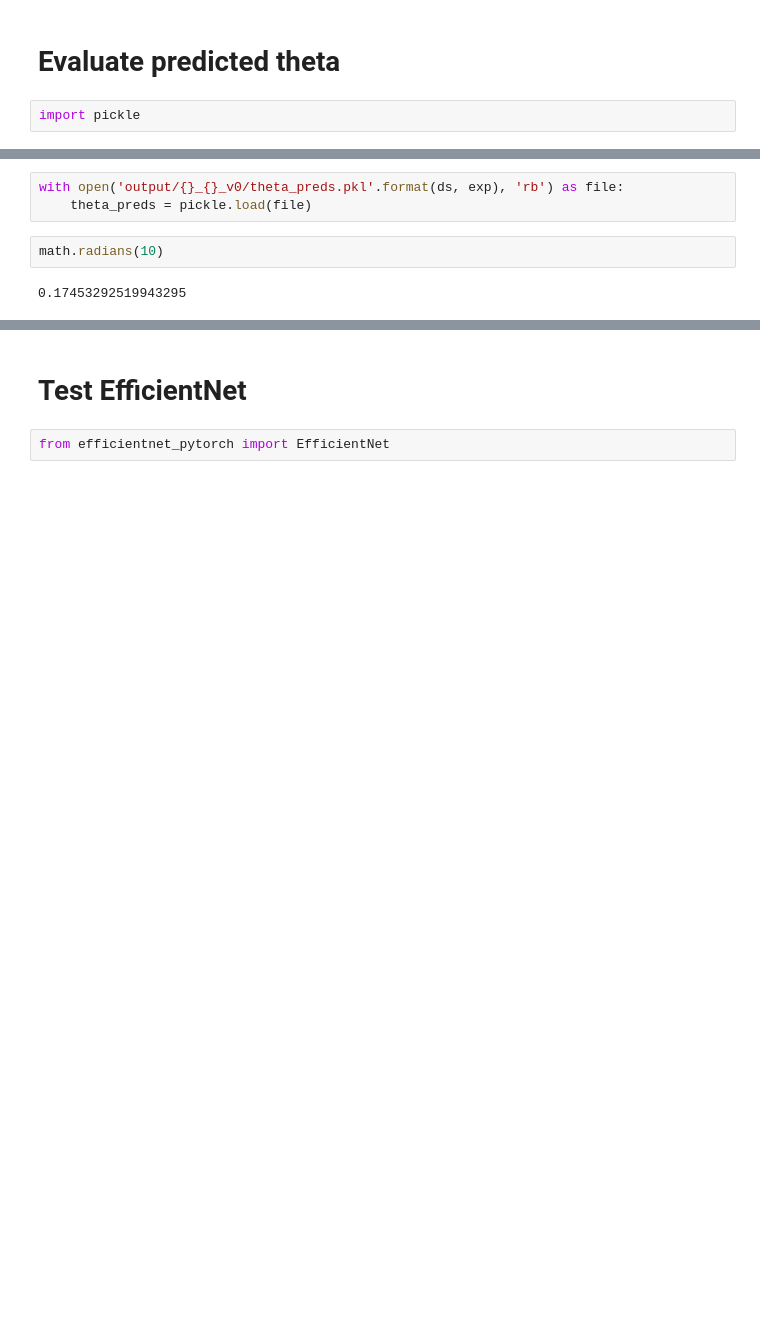
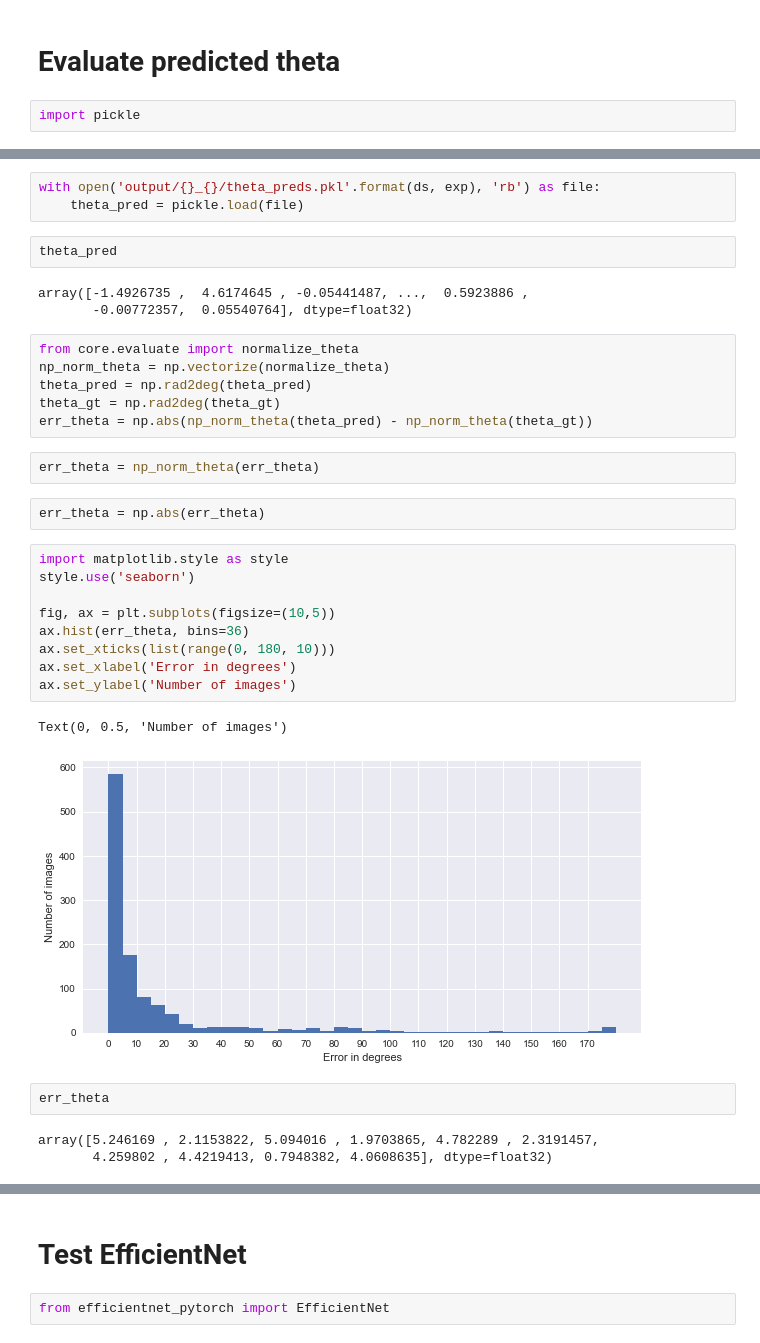
Before and after one commit to WildMeOrg/wbia-plugin-orientation, a Jupyter notebook: wbia_orientation/Sandbox.ipynb, the cells around one changed output, grey strips where cells are left out. Drawn from its saved outputs; the diff is of its cells as text; blank space fills up the shorter version.

```diff
--- a/wbia_orientation/Sandbox.ipynb
+++ b/wbia_orientation/Sandbox.ipynb
@@ -244,7 +224,35 @@ array([-1.4056476 ,  1.5707964 , -1.0401565 ,  1.4523064 , -1.0340309 ,
 # %%
-with open('output/{}_{}_v0/theta_preds.pkl'.format(ds, exp), 'rb') as file:
-    theta_preds = pickle.load(file)
+with open('output/{}_{}/theta_preds.pkl'.format(ds, exp), 'rb') as file:
+    theta_pred = pickle.load(file)
-# %%
-math.radians(10)
-# %% [output]
-0.17453292519943295
+# %%
+theta_pred
+# %% [output]
+array([-1.4926735 ,  4.6174645 , -0.05441487, ...,  0.5923886 ,
+       -0.00772357,  0.05540764], dtype=float32)
+# %%
+from core.evaluate import normalize_theta
+np_norm_theta = np.vectorize(normalize_theta)
+theta_pred = np.rad2deg(theta_pred)
+theta_gt = np.rad2deg(theta_gt)
+err_theta = np.abs(np_norm_theta(theta_pred) - np_norm_theta(theta_gt))
+# %%
+err_theta = np_norm_theta(err_theta)
+# %%
+err_theta = np.abs(err_theta)
+# %%
+import matplotlib.style as style
+style.use('seaborn')
+
+fig, ax = plt.subplots(figsize=(10,5))
+ax.hist(err_theta, bins=36)
+ax.set_xticks(list(range(0, 180, 10)))
+ax.set_xlabel('Error in degrees')
+ax.set_ylabel('Number of images')
+# %% [output]
+Text(0, 0.5, 'Number of images')
+[figure, added]
+# %%
+err_theta
+# %% [output]
+array([5.246169 , 2.1153822, 5.094016 , 1.9703865, 4.782289 , 2.3191457,
+       4.259802 , 4.4219413, 0.7948382, 4.0608635], dtype=float32)
```
Also changed, not shown: parts of 12 cells of this notebook, 7 other files.
